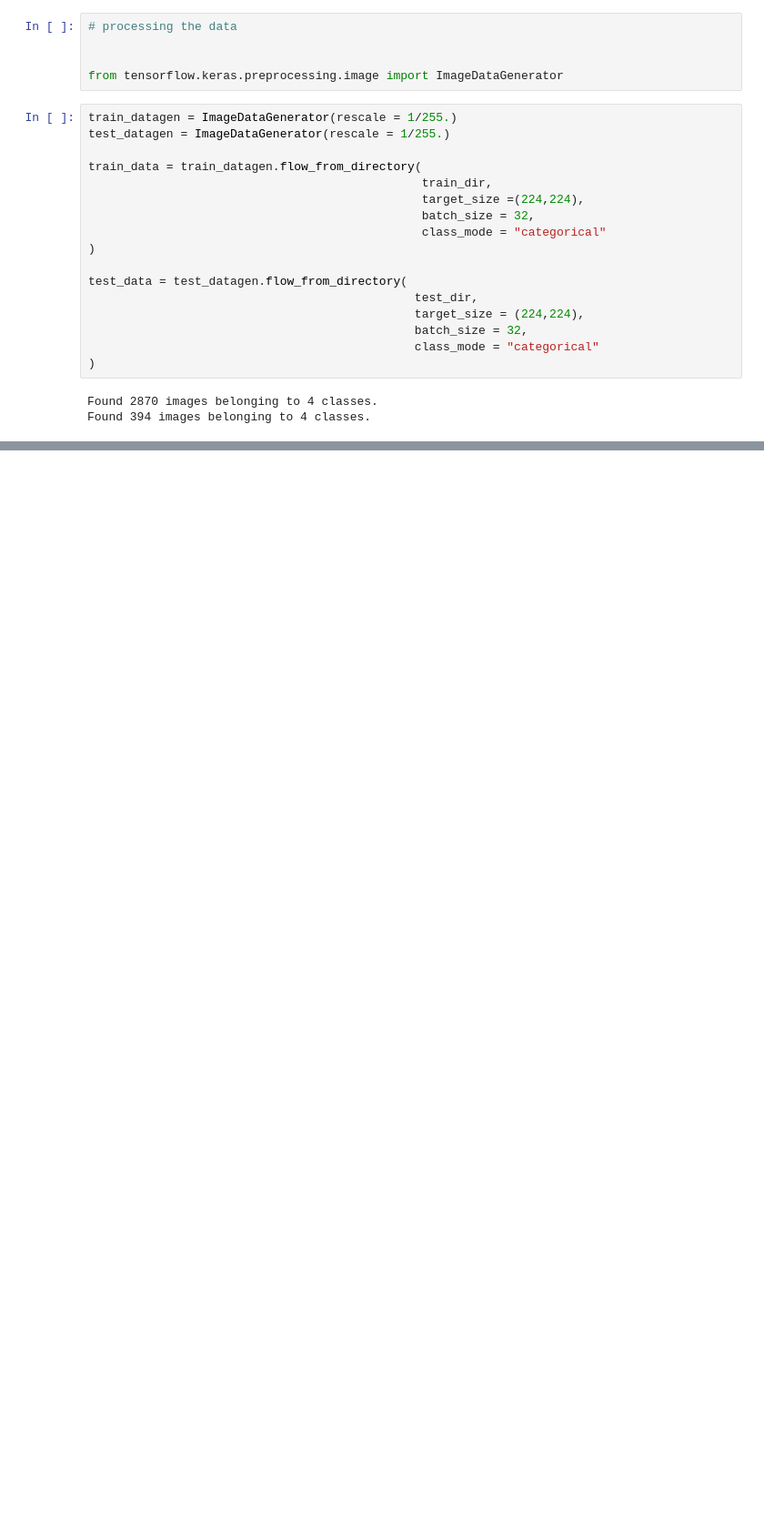
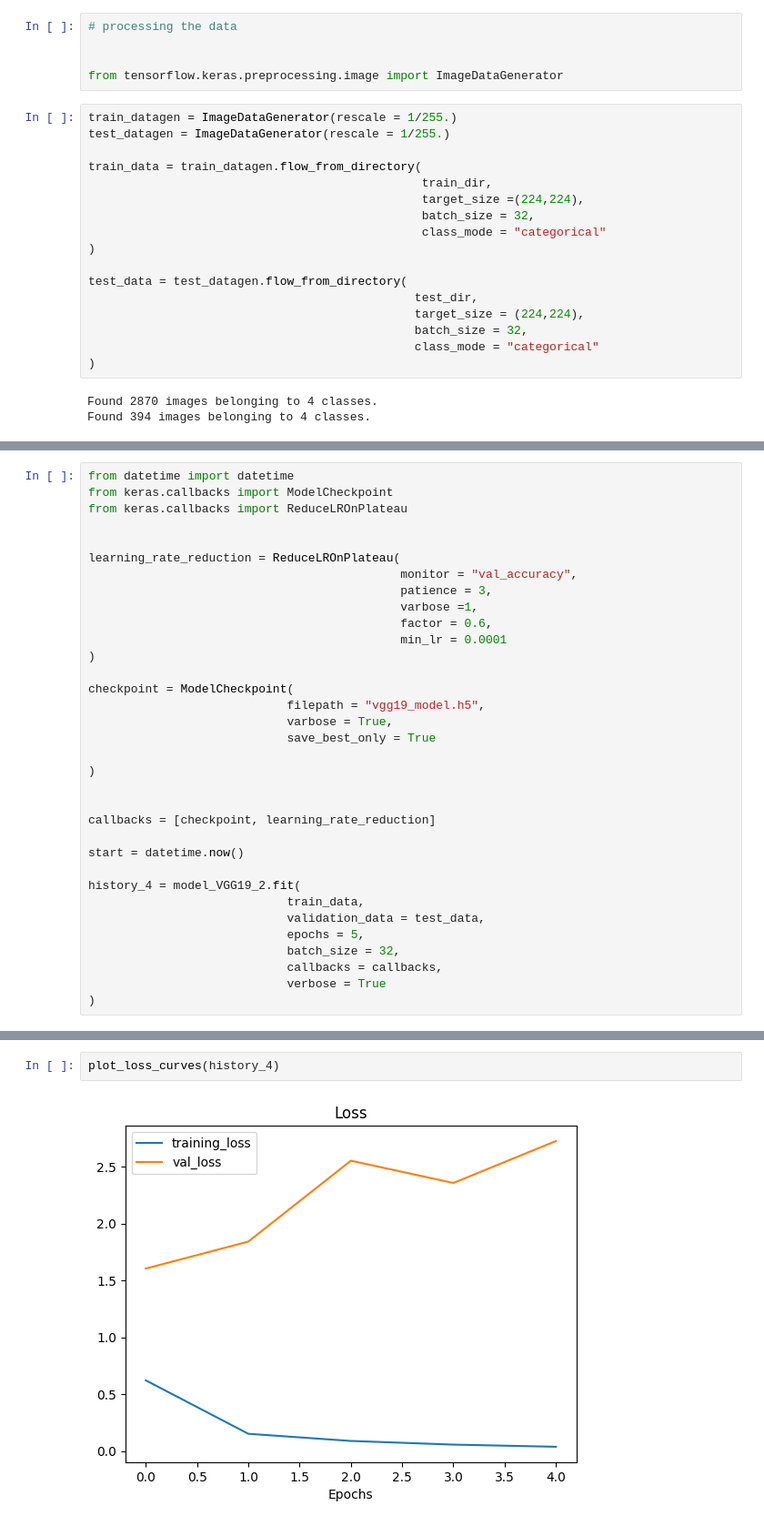
Before and after one commit to ultralegendshubh/Brain_Tumor_Classification_-MRI-, a Jupyter notebook: Brain_Tumor_Classification_(MRI).ipynb, the cells around one changed output, grey strips where cells are left out. Shown at 91% size. Drawn from its saved outputs; the diff is of its cells as text; blank space fills up the shorter version.

```diff
--- a/Brain_Tumor_Classification_(MRI).ipynb
+++ b/Brain_Tumor_Classification_(MRI).ipynb
@@ -163,0 +402,34 @@ Found 394 images belonging to 4 classes.
+# %%
+from datetime import datetime
+from keras.callbacks import ModelCheckpoint
+from keras.callbacks import ReduceLROnPlateau
+
+
+learning_rate_reduction = ReduceLROnPlateau(
+                                            monitor = "val_accuracy",
+                                            patience = 3,
+                                            varbose =1,
+                                            factor = 0.6,
+                                            min_lr = 0.0001
+)
+
+checkpoint = ModelCheckpoint(
+                            filepath = "vgg19_model.h5",
+                            varbose = True,
+                            save_best_only = True
+
+)
+
+
+callbacks = [checkpoint, learning_rate_reduction]
+
+start = datetime.now()
+
+history_4 = model_VGG19_2.fit(
+                            train_data,
+                            validation_data = test_data,
+                            epochs = 5,
+                            batch_size = 32,
+                            callbacks = callbacks,
+                            verbose = True
+)
@@ -163,0 +447,4 @@ Found 394 images belonging to 4 classes.
+# %%
+plot_loss_curves(history_4)
+# %% [output]
+[figure, added]
```
Also changed, not shown: parts of 20 cells of this notebook.
